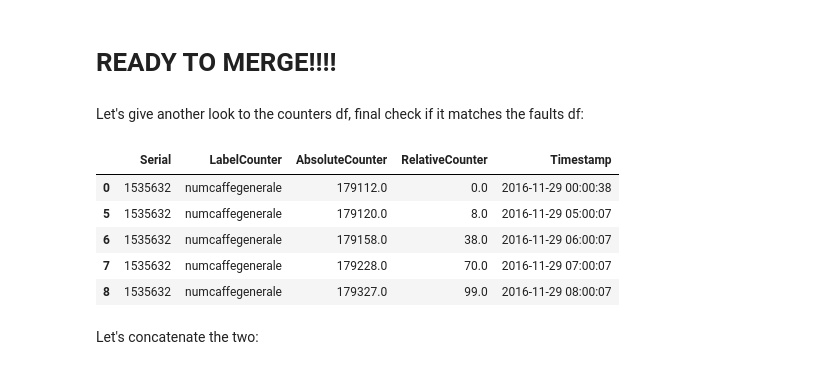
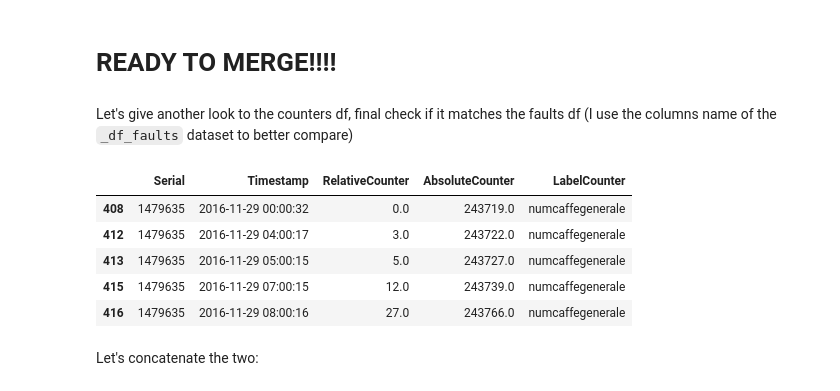
Before and after one commit to mallibus/Flairbit-Coffee-Machines-DataWranglin, a Jupyter notebook: Exploration.ipynb, the cells around one changed output. Saved outputs shown, nothing was run; the diff lists cells and outputs as text; code cells hidden in the pictures.

```diff
--- a/Exploration.ipynb
+++ b/Exploration.ipynb
@@ -1057,4 +1095,4 @@ I copy in a new DataFrame the subset fo the filtered fault dataframe, with furth
 # %%
 my_faults_mask = df_faultsf['Serial'].isin(set(top_serial))
-_df_faults = df_faultsf[my_faults_mask].drop(['Week','Model'],axis=1).copy()
+_df_faults = df_faultsf[my_faults_mask].drop(['YYYY', 'MM', 'dd', 'hh:mm:ss','Week','Model'],axis=1).copy()
 # %% [markdown]
@@ -1091,6 +1109,0 @@ Not all serial numbers have associated both CLEANING and FAULT columns, thus I h
-# %%
-serials = gb_df.columns.get_level_values('Serial').unique()
-items = gb_df.columns.get_level_values('Critical').unique()
-new_index = pd.MultiIndex.from_product([serials,items], names=['Serial', 'Critical'])
-gb_df = gb_df.reindex(new_index,fill_value=0.0,axis=1)
-gb_df.head()
@@ -1220,7 +1125,7 @@ Saving  Faults_Cleaning_100_W_20_1.csv
 To have a single timeline I will merge the two datasets of Faults and Counters. Let's start by getting counters in the same kind of subset as done for tha faults
 # %%
 my_counters_mask = df_countersf['Serial'].isin(set(top_serial))
-_df_counters = df_countersf[my_counters_mask].drop(['Week','Model'],axis=1)
+_df_counters = df_countersf[my_counters_mask].drop(['YYYY', 'MM', 'dd', 'hh:mm:ss','Week','Model','check_max'],axis=1)
 # %%
 _df_counters.head()
 # %% [output]
@@ -1248,9 +1153,16 @@ But for absolute I have to identify the portions of dataset relavent to a certai
 # %%
 serials = list(sn_model_lookup.index)
-for sn in serials:
+
+# start stopwatch ... this will take long
+start = dt.datetime.now()
+
+for n,sn in enumerate(serials):
     # To be as general as possible I get the list of items associated to each serial number every time
     items = _df_faults[_df_faults['Serial']==sn]['Critical'].unique()
     if len(items)>0:
         for i in items:
             _df_faults.loc[(_df_faults['Serial']==sn)&(_df_faults['Critical']==i),'AbsoluteCounter'] = \
                     _df_faults.groupby(['Serial','Critical']).get_group((sn,i))['RelativeCounter'].cumsum()
+    progress(n, len(serials)-1, status='Building Absolute fault counters')
+
+print('\n',(dt.datetime.now()-start))
@@ -1281,16 +1196,16 @@ _df_faults.head()
 # %% [markdown]
 # READY TO MERGE!!!!
 # %% [markdown]
-Let's give another look to the counters df, final check if it matches the faults df:
+Let's give another look to the counters df, final check if it matches the faults df (I use the columns name of the  `_df_faults` dataset to better compare)
 # %%
-_df_counters.head()
+_df_counters[_df_faults.columns].head()
 # %% [output]
-|  | Serial | LabelCounter | AbsoluteCounter | RelativeCounter | Timestamp |
-| 0 | 1535632 | numcaffegenerale | 179112.0 | 0.0 | 2016-11-29 00:00:38 |
-| 5 | 1535632 | numcaffegenerale | 179120.0 | 8.0 | 2016-11-29 05:00:07 |
-| 6 | 1535632 | numcaffegenerale | 179158.0 | 38.0 | 2016-11-29 06:00:07 |
-| 7 | 1535632 | numcaffegenerale | 179228.0 | 70.0 | 2016-11-29 07:00:07 |
-| 8 | 1535632 | numcaffegenerale | 179327.0 | 99.0 | 2016-11-29 08:00:07 |
+|  | Serial | Timestamp | RelativeCounter | AbsoluteCounter | LabelCounter |
+| 408 | 1479635 | 2016-11-29 00:00:32 | 0.0 | 243719.0 | numcaffegenerale |
+| 412 | 1479635 | 2016-11-29 04:00:17 | 3.0 | 243722.0 | numcaffegenerale |
+| 413 | 1479635 | 2016-11-29 05:00:15 | 5.0 | 243727.0 | numcaffegenerale |
+| 415 | 1479635 | 2016-11-29 07:00:15 | 12.0 | 243739.0 | numcaffegenerale |
+| 416 | 1479635 | 2016-11-29 08:00:16 | 27.0 | 243766.0 | numcaffegenerale |
 # %% [markdown]
 Let's concatenate the two:
 # %%
```
Also changed, not shown: parts of 154 cells of this notebook, 22 other files.
